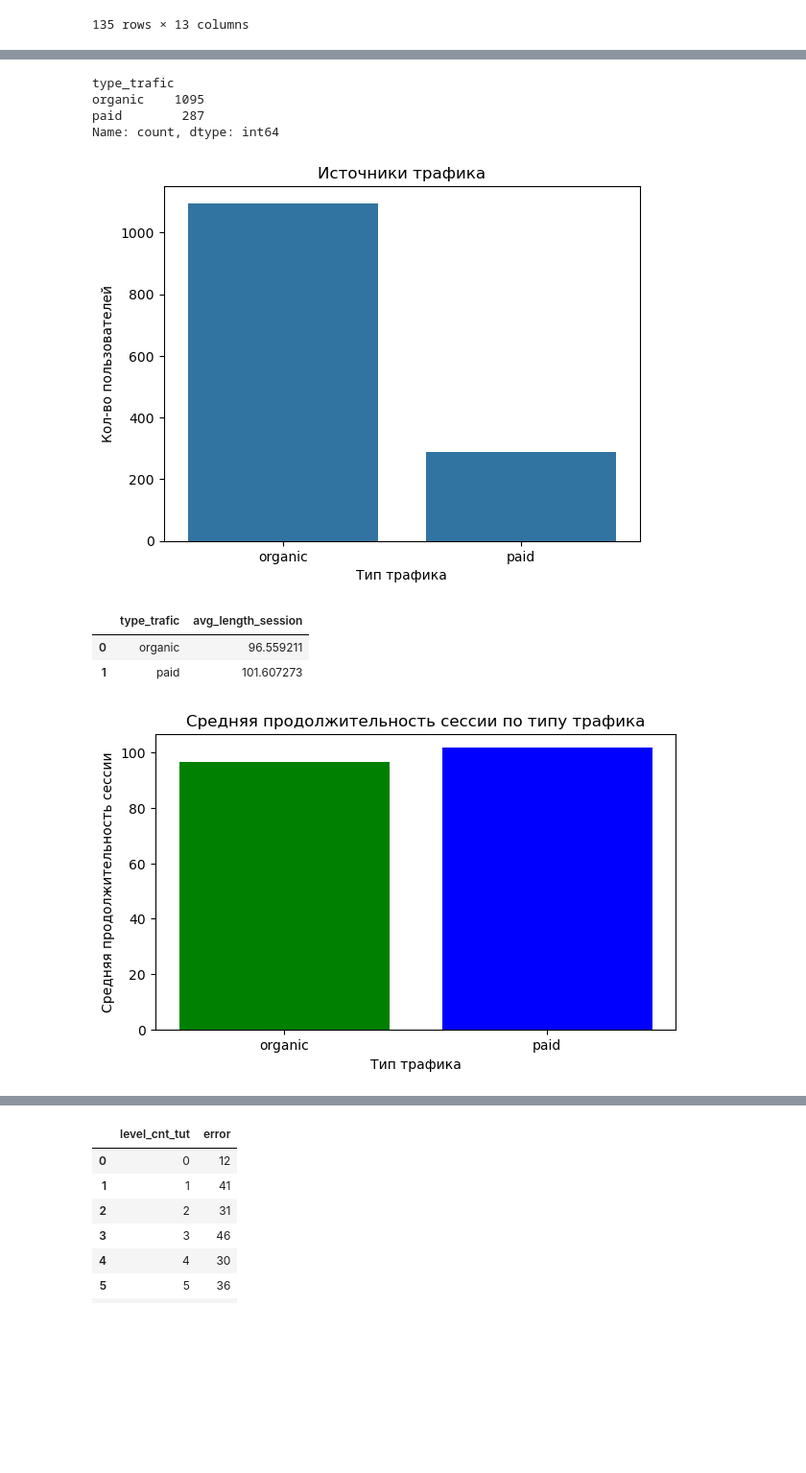
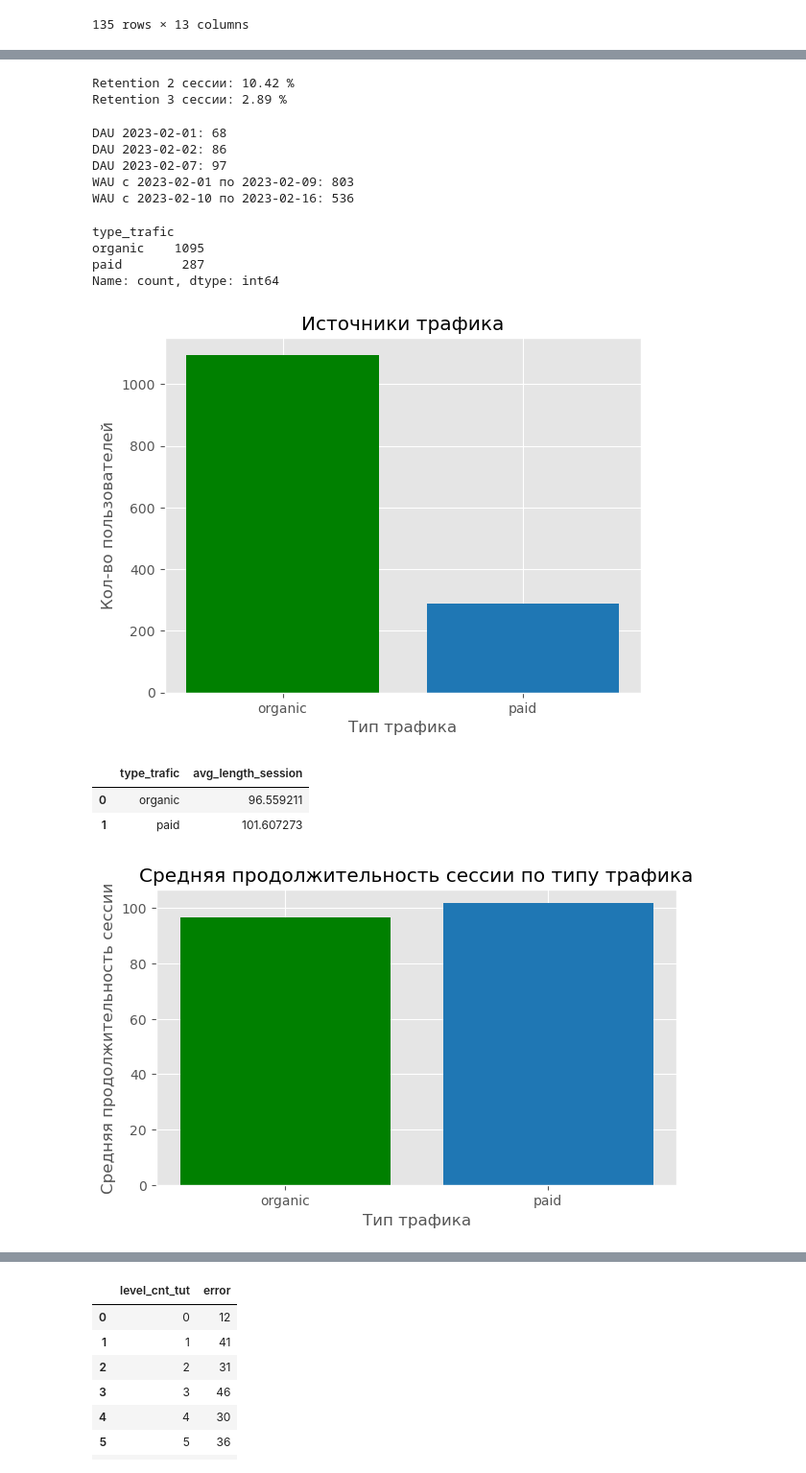
Before and after one commit to 7odzord/TMS-Diplom, a Jupyter notebook: diplom_Drozdov.ipynb, the cells around one changed output, grey strips where cells are left out. Shown at 96% size. Drawn from its saved outputs; the diff is of its cells as text; code cells hidden in the pictures; blank space fills up the shorter version.

```diff
--- a/diplom_Drozdov.ipynb
+++ b/diplom_Drozdov.ipynb
@@ -281,2 +285,4 @@ user_by_platform
+# %%
+plt.style.use('ggplot')
 # %%
 plt.figure(figsize=(7, 4))
@@ -575,6 +582,7 @@ first_session = df.groupby('session_id').agg(
     level_cnt_tut = ('param_1', lambda x: x[df['event_name'] == 'tutorial_step_start'].nunique()),
     error = ('event_name', lambda x: x[df['event_name'] == 'error_window'].min()),
     error_name = ('extra_1', lambda x: x[df['event_name'] == 'error_window'].min()),
+    error_time = ('user_time', lambda x: x[df['event_name'] == 'error_window'].min()),
     fps = ('param_1', lambda x: x[df['event_name'] == 'performance'].min()),
     ).reset_index()
 first_session = first_session[first_session['session_id'].astype(str).str.endswith('1')][['user_id',
@@ -591,6 +599,7 @@ first_session = first_session[first_session['session_id'].astype(str).str.endswi
                                                                                           'amount_get_gold_cup',
                                                                                           'level_cnt_tut',
                                                                                           'error',
+                                                                                          'error_time',
                                                                                           'error_name',
                                                                                           'fps'
                                                                                          ]]
@@ -621,11 +637,16 @@ first_session.head()
 # %%
-# Количество новых пользователей
+# Количество новых пользователей за 14 дней
 cnt_session = first_session['session_id'].count()
 print(f'Количество новых пользователей за 14 дней: {cnt_session}')
 
-# Расчет средней продолжительности сессии
+# Расчет средней продолжительности первой сессии
 avg_lenght_session = first_session['length_session'].mean()
-print(f'Cредняя продолжительность сессии: {avg_lenght_session:.2f} секунд')
+print(f'Cредняя продолжительность первой сессии: {avg_lenght_session:.2f} секунд')
+
+# Расчет средней продолжительности первой сессии (без учета 0)
+filtered_sessions = first_session[first_session['length_session'] > 0]
+avg_lenght_session_0 = filtered_sessions['length_session'].mean()
+print(f'Cредняя продолжительность первой сессии: (без учета 0): {avg_lenght_session_0:.2f} секунд')
 
 # Общее количество уровней полученных в первой сессии
 total_levels = first_session['amount_get_level'].sum()
@@ -654,13 +675,5 @@ print(f'Общее количество серебрянных кубков по
 # Общее количество золотых кубков полученных в первой сессии
 total_gold_cups = first_session['amount_get_gold_cup'].sum()
 print(f'Общее количество золотых кубков полученных в первой сессии: {total_gold_cups:.2f}')
-
-# Удержание на 7 день
-first_session['7_days'] = first_session['time_start_session'] + pd.Timedelta(days=7)
-returned_users = user_session[user_session['time_start_session'].isin(first_session['time_start_session'] + pd.Timedelta(days=7))]
-returned_user_ids = returned_users['user_id'].unique()
-total_us = first_session['user_id'].nunique()
-retention_rate_7_days = (len(returned_user_ids) / total_us) * 100
-print(f"Коэффициент удержания на 7-й день: {retention_rate_7_days:.2f}%")
 # %% [output]
 Количество новых пользователей за 14 дней: 1382
@@ -676,3 +714,42 @@ Cредняя продолжительность сессии: 97.60 секун
+# %%
+# Уникальные пользователи первой сессии
+users_first_ses = first_session['session_id'].count()
+# Уникальные пользователи вернувшиеся на 2 сессию
+users_second_ses = user_session[user_session['session_number'] == 2]['user_id'].nunique()
+
+retention_rate_sec_ses = (users_second_ses / users_first_ses) * 100
+print(f'Retention 2 сессии: {retention_rate_sec_ses:.2f} %')
+
+# Уникальные пользователи первой сессии
+users_first_ses = first_session['session_id'].count()
+# Уникальные пользователи вернувшиеся на 2 сессию
+users_third_ses =  user_session[user_session['session_number'] == 3]['user_id'].nunique()
+
+retention_rate_third_ses = (users_third_ses / users_first_ses) * 100
+print(f'Retention 3 сессии: {retention_rate_third_ses:.2f} %')
+# %% [output]
+Retention 2 сессии: 10.42 %
+Retention 3 сессии: 2.89 %
+# %%
+# DAU
+dau_first_day = first_session[first_session['time_start_session'].dt.date == pd.to_datetime('2023-02-01').date()]['user_id'].nunique()
+print(f'DAU 2023-02-01: {dau_first_day}')
+dau_2_day = first_session[first_session['time_start_session'].dt.date == pd.to_datetime('2023-02-02').date()]['user_id'].nunique()
+print(f'DAU 2023-02-02: {dau_2_day}')
+dau_7_day = first_session[first_session['time_start_session'].dt.date == pd.to_datetime('2023-02-07').date()]['user_id'].nunique()
+print(f'DAU 2023-02-07: {dau_7_day}')
+
+# WAU
+wau_first_week = first_session[(first_session['time_start_session'] >= '2023-02-01') & (first_session['time_start_session'] < '2023-02-10')]['user_id'].nunique()
+print(f'WAU с 2023-02-01 по 2023-02-09: {wau_first_week}')
+wau_second_week = first_session[(first_session['time_start_session'] >= '2023-02-10') & (first_session['time_start_session'] < '2023-02-17')]['user_id'].nunique()
+print(f'WAU с 2023-02-10 по 2023-02-16: {wau_second_week}')
+# %% [output]
+DAU 2023-02-01: 68
+DAU 2023-02-02: 86
+DAU 2023-02-07: 97
+WAU с 2023-02-01 по 2023-02-09: 803
+WAU с 2023-02-10 по 2023-02-16: 536
 # %%
 # Источники трафика
 traffic_sources = user_info['type_trafic'].value_counts()
@@ -683,14 +760,15 @@ organic    1095
 paid        287
 Name: count, dtype: int64
 # %%
+colors = ['green', 'tab:blue']
 plt.figure()
-sns.barplot(x=traffic_sources.index, y=traffic_sources.values)
+plt.bar(traffic_sources.index, traffic_sources.values, color=['green', 'tab:blue'])
 plt.title('Источники трафика')
 plt.xlabel('Тип трафика')
 plt.ylabel('Кол-во пользователей')
 plt.show()
 # %% [output]
-[figure, old version]
+[figure, new version]
 # %%
 average_session_length = first_session.groupby('type_trafic')['length_session'].mean().reset_index()
 average_session_length = average_session_length.rename(columns = {'length_session': 'avg_length_session'})
@@ -701,12 +779,12 @@ average_session_length
 | 1 | paid | 101.607273 |
 # %%
 plt.figure(figsize=(7, 4))
-plt.bar(average_session_length['type_trafic'], average_session_length['avg_length_session'], color=['green', 'blue'])
+plt.bar(average_session_length['type_trafic'], average_session_length['avg_length_session'], color=['green', 'tab:blue'])
 plt.title('Средняя продолжительность сессии по типу трафика')
 plt.xlabel('Тип трафика')
 plt.ylabel('Средняя продолжительность сессии')
 plt.show()
 # %% [output]
-[figure, old version]
+[figure, new version]
 # %%
 plt.figure(figsize=(20, 8))
```
Also changed, not shown: parts of 41 cells of this notebook.
